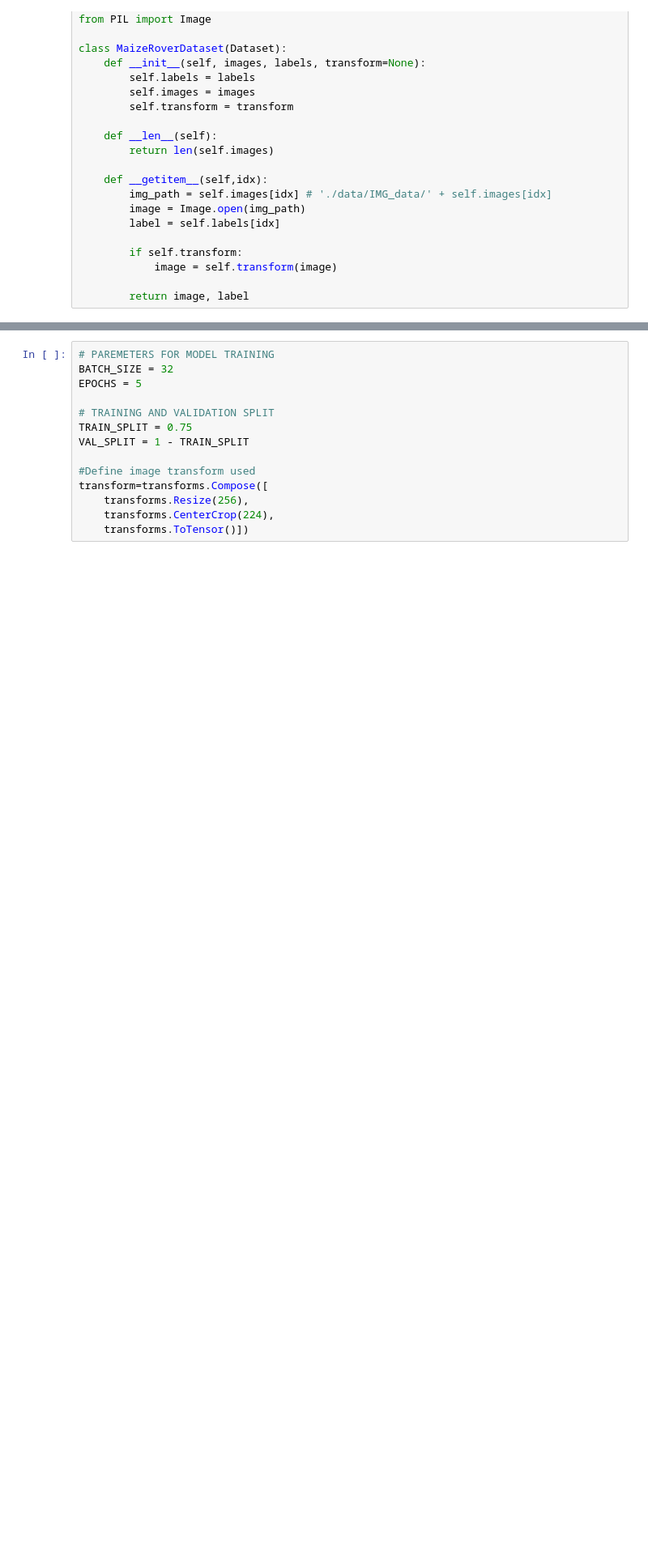
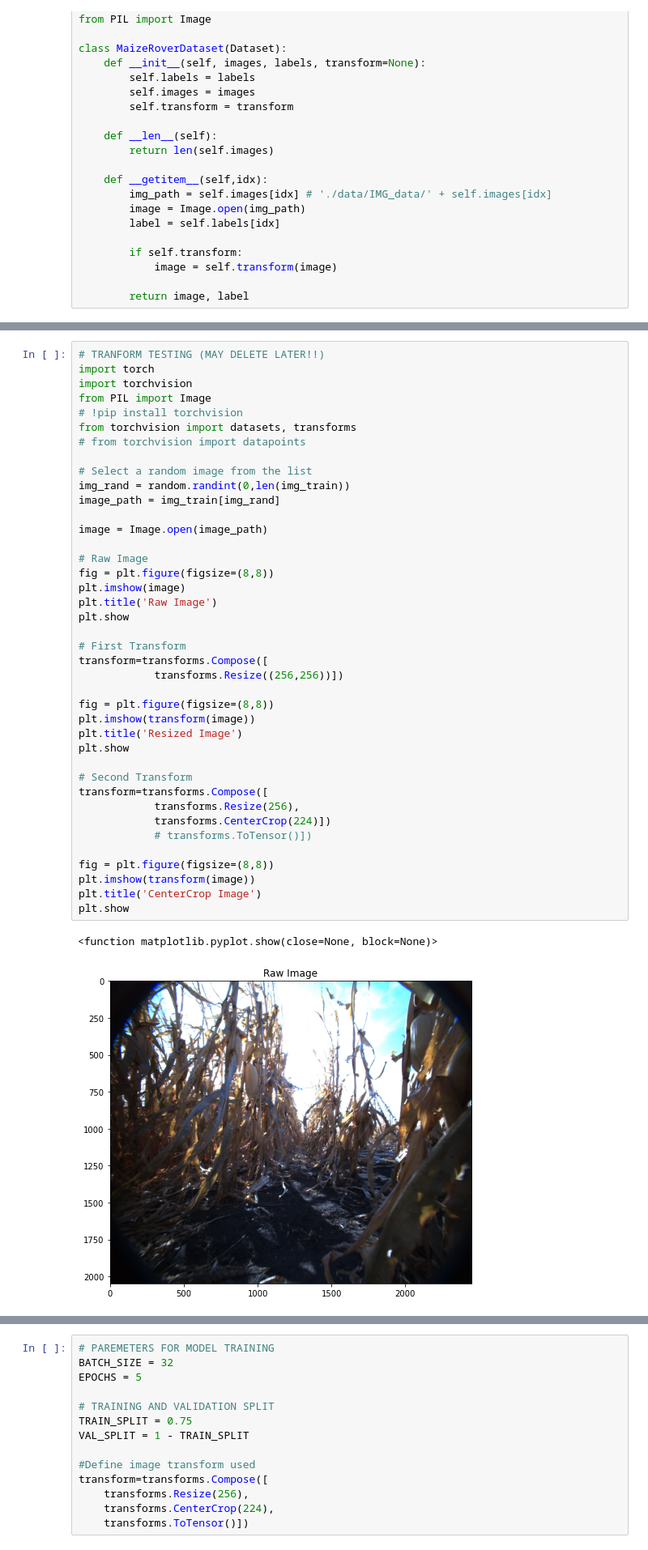
Before and after one commit to natbut/me592-robotics-project, a Jupyter notebook: IntraRow_Navigation_CNN.ipynb, the cells around one changed output, grey strips where cells are left out. Shown at 81% size. Saved outputs shown, nothing was run; the diff lists cells and outputs as text; blank space fills up the shorter version.

```diff
--- a/IntraRow_Navigation_CNN.ipynb
+++ b/IntraRow_Navigation_CNN.ipynb
@@ -228 +211,44 @@ class RoverCNN(nn.Module):
         return x
+# %%
+# TRANFORM TESTING (MAY DELETE LATER!!)
+import torch
+import torchvision
+from PIL import Image
+# !pip install torchvision
+from torchvision import datasets, transforms
+# from torchvision import datapoints
+
+# Select a random image from the list
+img_rand = random.randint(0,len(img_train))
+image_path = img_train[img_rand]
+
+image = Image.open(image_path)
+
+# Raw Image
+fig = plt.figure(figsize=(8,8))
+plt.imshow(image)
+plt.title('Raw Image')
+plt.show
+
+# First Transform
+transform=transforms.Compose([
+            transforms.Resize((256,256))])
+
+fig = plt.figure(figsize=(8,8))
+plt.imshow(transform(image))
+plt.title('Resized Image')
+plt.show
+
+# Second Transform
+transform=transforms.Compose([
+            transforms.Resize(256),
+            transforms.CenterCrop(224)])
+            # transforms.ToTensor()])
+
+fig = plt.figure(figsize=(8,8))
+plt.imshow(transform(image))
+plt.title('CenterCrop Image')
+plt.show
+# %% [output]
+<function matplotlib.pyplot.show(close=None, block=None)>
+[figure, added]
```
Also changed, not shown: parts of 6 cells of this notebook.
